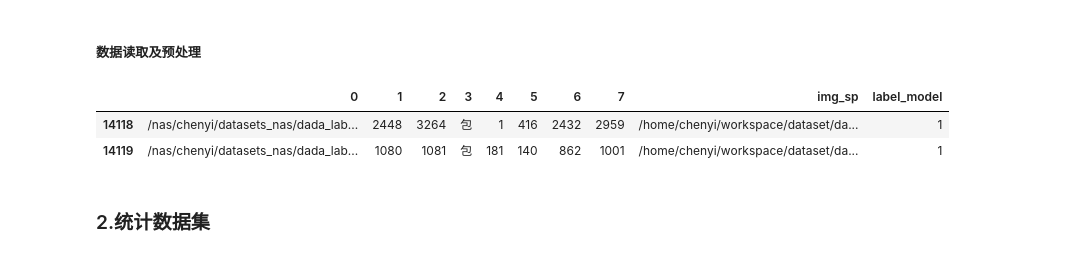
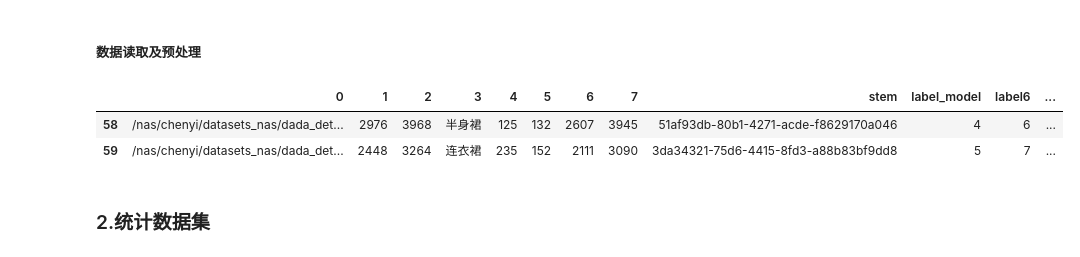
Before and after one commit to PEduck/datasetMudule, a Jupyter notebook: dataset/dada_det/data_ours.ipynb, the cells around one changed output. Drawn from its saved outputs; the diff is of its cells as text; code cells hidden in the pictures.

Commit message:
generate train set dada_detv3

```diff
--- a/dataset/dada_det/data_ours.ipynb
+++ b/dataset/dada_det/data_ours.ipynb
@@ -94,6 +83,5 @@ for f1 in folder1:
 # %% [markdown]
 ##### 数据读取及预处理
 # %%
-dada_sb_df = pd.read_csv('dada_det/data/shoe_bag11k_Jul.csv')
-# slink_df = pd.read_csv('/home/chenyi/workspace/dataset/haowei34k/labels23_img_slink.csv')
+df = pd.read_csv('data/sys_error_sample/sys_error_june.csv')
 # %%
@@ -101,12 +89,12 @@ dada_sb_df.to_csv('dada_det/data/shoe_bag11k_Jul.csv', index=False)
 # %%
-df['label_model'] = -1
-df['label_model'] =  df[df.columns[3]].apply(lambda x: shbg_map_dict[str(x)])
+# df['label_model'] = -1
+# df['label_model'] =  df[df.columns[3]].apply(lambda x: shbg_map_dict[str(x)])
 # %%
-dada_sb_df.tail(2)
+df.tail(2)
 # %% [output]
-|  | 0 | 1 | 2 | 3 | 4 | 5 | 6 | 7 | img_sp | label_model |
-| 14118 | /nas/chenyi/datasets_nas/dada_lab... | 2448 | 3264 | 包 | 1 | 416 | 2432 | 2959 | /home/chenyi/workspace/dataset/da... | 1 |
-| 14119 | /nas/chenyi/datasets_nas/dada_lab... | 1080 | 1081 | 包 | 181 | 140 | 862 | 1001 | /home/chenyi/workspace/dataset/da... | 1 |
+|  | 0 | 1 | 2 | 3 | 4 | 5 | 6 | 7 | stem | label_model | label6 | ... |
+| 58 | /nas/chenyi/datasets_nas/dada_det... | 2976 | 3968 | 半身裙 | 125 | 132 | 2607 | 3945 | 51af93db-80b1-4271-acde-f8629170a046 | 4 | 6 | ... |
+| 59 | /nas/chenyi/datasets_nas/dada_det... | 2448 | 3264 | 连衣裙 | 235 | 152 | 2111 | 3090 | 3da34321-75d6-4415-8fd3-a88b83bf9dd8 | 5 | 7 | ... |
 # %% [markdown]
 ### 2.统计数据集
 # %%
```
Also changed, not shown: parts of 50 cells of this notebook, 6 other files.
